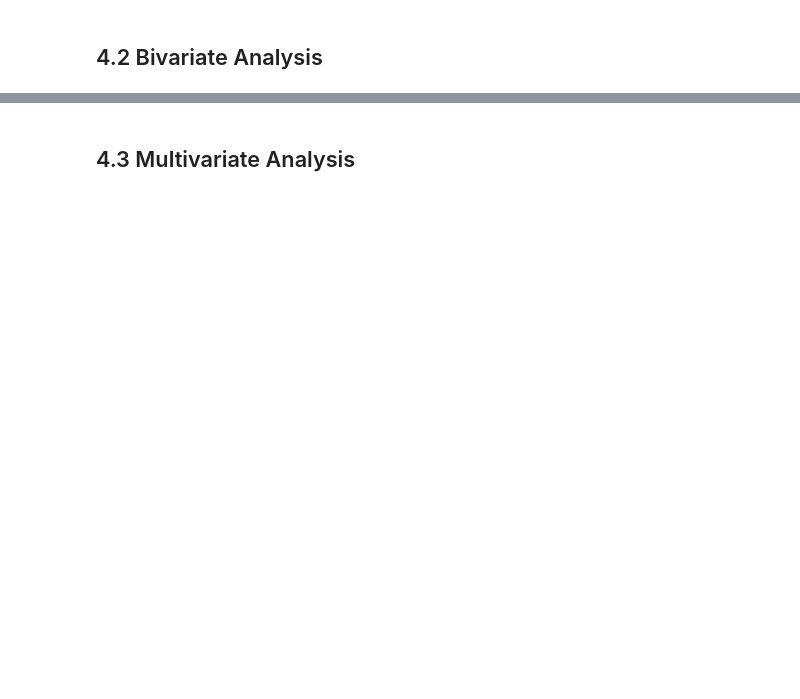
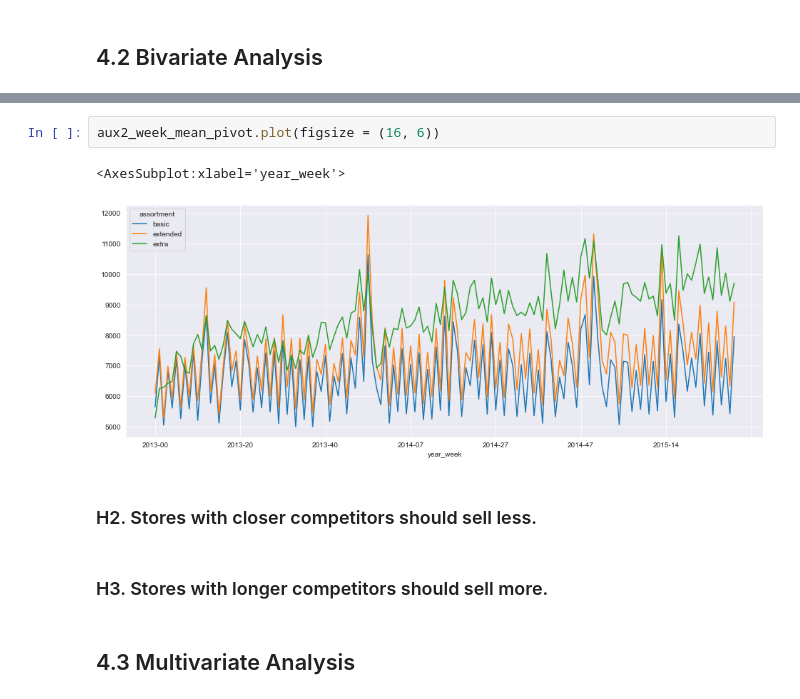
Before and after one commit to felipedmnq/Data-Science-T, a Jupyter notebook: Notebooks/Data_Science_T_M4.ipynb, the cells around one changed output, grey strips where cells are left out. Drawn from its saved outputs; the diff is of its cells as text; blank space fills up the shorter version.

```diff
--- a/Notebooks/Data_Science_T_M4.ipynb
+++ b/Notebooks/Data_Science_T_M4.ipynb
@@ -517,2 +696,11 @@ num_attributes.hist(figsize = (20,12), bins = 25);
+# %%
+aux2_week_mean_pivot.plot(figsize = (16, 6))
+# %% [output]
+<AxesSubplot:xlabel='year_week'>
+[figure, added]
+# %% [markdown]
+### H2. Stores with closer competitors should sell less.
+# %% [markdown]
+### H3. Stores with longer competitors should sell more.
 # %% [markdown]
 ## 4.3 Multivariate Analysis
```
Also changed, not shown: parts of 12 cells of this notebook.
